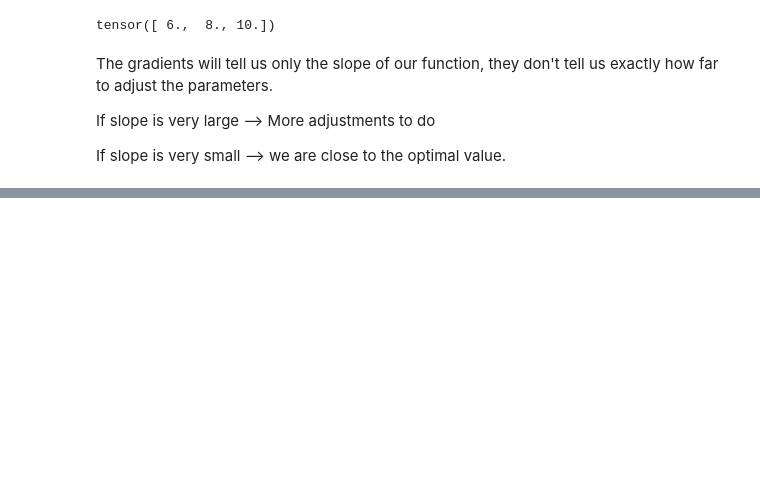
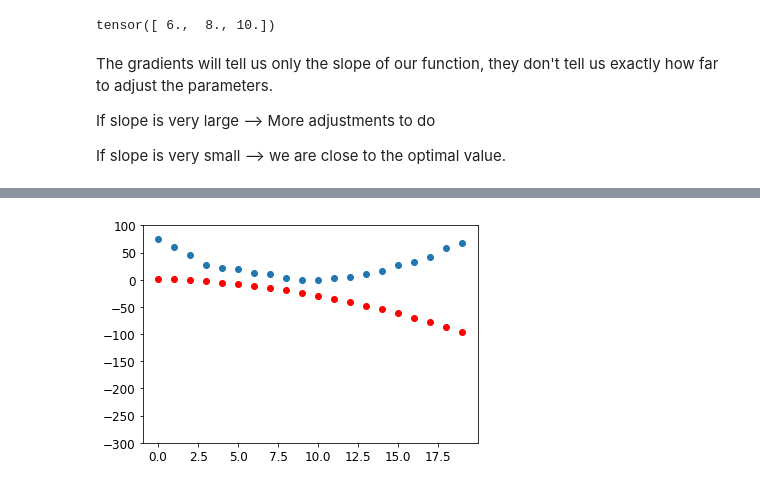
Before and after one commit to ashikshafi08/Learning-Fastai, a Jupyter notebook: Underhood_the_classifier.ipynb, the cells around one changed output, grey strips where cells are left out. Cells and saved outputs as stored; diff of their text form; code cells hidden in the pictures; blank space fills up the shorter version.

```diff
--- a/Underhood_the_classifier.ipynb
+++ b/Underhood_the_classifier.ipynb
@@ -596,0 +712,6 @@ If slope is very small —> we are close to the optimal value.
+# %%
+# Updating or Stepping the weight with a learning rate
+
+lr = 1e-5 # Learning rate
+params.data -= lr * params.grad.data
+params.grad = None
@@ -596,0 +732,5 @@ If slope is very small —> we are close to the optimal value.
+# %%
+# Plotting
+show_preds(preds)
+# %% [output]
+[figure, added]
```
Also changed, not shown: parts of 28 cells of this notebook.
